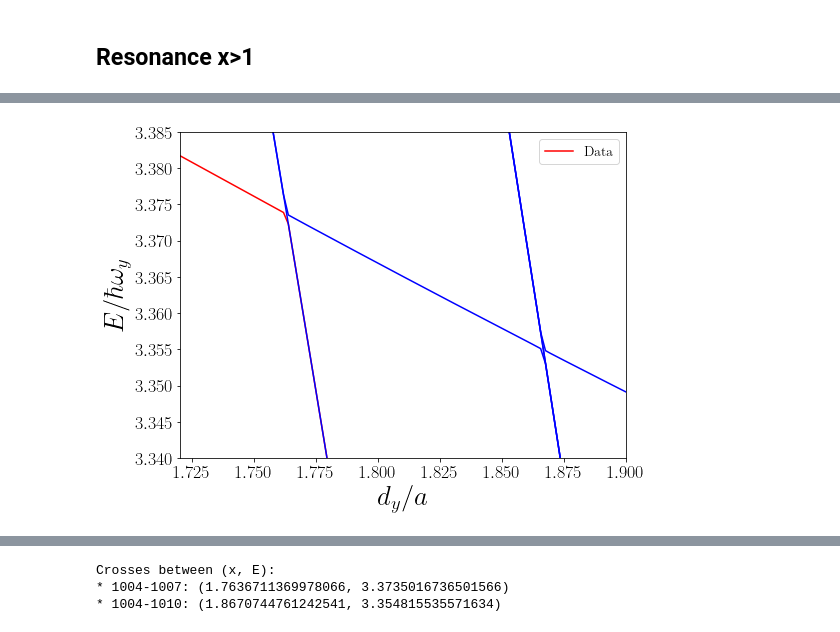
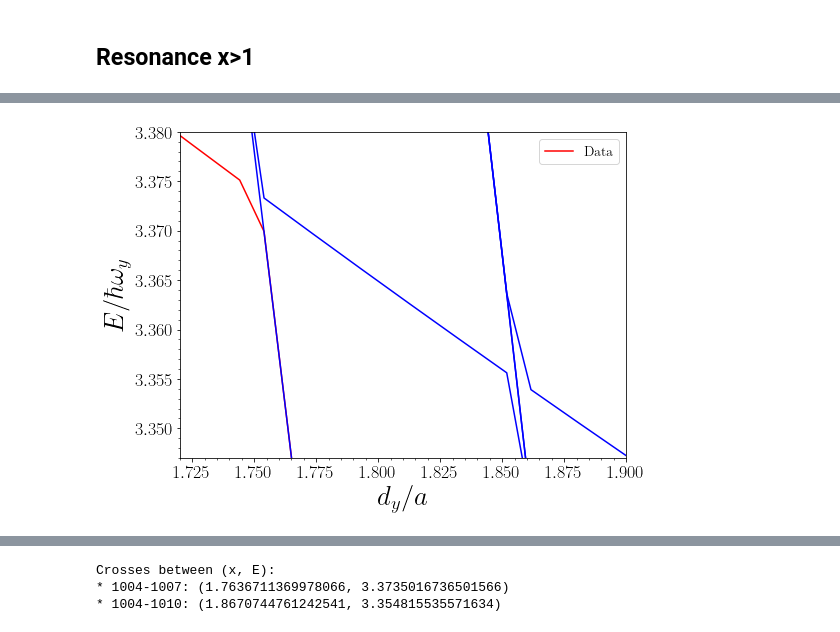
Before and after one commit to TsspGit/Ultracold_Atoms_src, a Jupyter notebook: Analysis/q3d/Energies_Analysis_4993_4993_4993.ipynb, the cells around one changed output, grey strips where cells are left out. Drawn from its saved outputs; the diff is of its cells as text; code cells hidden in the pictures.

```diff
--- a/Analysis/q3d/Energies_Analysis_4993_4993_4993.ipynb
+++ b/Analysis/q3d/Energies_Analysis_4993_4993_4993.ipynb
@@ -48,7 +48,7 @@ Data = list()
 delta_nonreaded = list()
 for d in delta:
     try:
-        Data.append(np.loadtxt(folder_path + f'Li7Li7_x10000_y10000_z10000_120rm8g2l60m14_68CM8g1L60M14_Li7a200_Li7a200_kx1000_ky1000_kz1000_ix4993_iy4993_iz4993_LiLi_a3Sup_0{d}_sinTnx6_sinTny6_sinTnz6/Ag_vsLiLi_int_rm250_CM50_ddb.eva'))
+        Data.append(np.loadtxt(folder_path + f'Li7Li7_x18000_y18000_z18000_120rm8g2l60m8_68CM8g1L60M8_Li7a200_Li7a200_kx1000_ky1000_kz1000_ix4993_iy4993_iz4993_LiLi_a3Sup_0{d}_sinTnx6_sinTny6_sinTnz6/Ag_vsLiLi_int_rm250_CM50_ddb.eva'))
     except:
         delta_nonreaded.append(d)
         continue
@@ -131,24 +130,26 @@ print(delta[78], delta[84], delta[90], delta[72])
 # %%
 fig2, ax2 = plt.subplots(figsize=(8,6))
 xpol = np.linspace(x[0], x[-1], num=50)
 #for i in range(least_bound_pos+4, least_bound_pos + 11):
 #    print(i)
 #    ax2.plot(x, dic['nivel_{}'.format(i)]/wy, 'b')
-ax2.plot(x, dic['nivel_954']/wy, 'r')
-ax2.plot(x, dic['nivel_955']/wy, 'b')
-ax2.plot(x, dic['nivel_957']/wy, 'b')
-ax2.plot(x, dic['nivel_958']/wy, 'b')
-ax2.plot(x, dic['nivel_959']/wy, 'b')
-ax2.plot(x, dic['nivel_960']/wy, 'b')
-ax2.set_ylim(3.34, 3.385)
+ax2.plot(x, dic['nivel_1004']/wy, 'r')
+ax2.plot(x, dic['nivel_1005']/wy, 'b')
+ax2.plot(x, dic['nivel_1007']/wy, 'b')
+ax2.plot(x, dic['nivel_1008']/wy, 'b')
+ax2.plot(x, dic['nivel_1009']/wy, 'b')
+ax2.plot(x, dic['nivel_1010']/wy, 'b')
+ax2.set_ylim(3.347, 3.380)
 ax2.set_xlim(1.72, 1.9)
+ax2.xaxis.set_minor_locator(AutoMinorLocator())
+ax2.yaxis.set_minor_locator(AutoMinorLocator())
 ax2.set_xlabel('$d_{y}/a$')
 ax2.set_ylabel('$E/\hbar \omega_{y}$')
 ax2.legend(['Data'], fontsize=14)
 #plt.savefig('Results/Figures/Ix4993_Iy4993_Iz4993_Easc_Zoom.png', dpi=200)
 plt.show()
 # %% [output]
-[figure, old version]
+[figure, new version]
 # %%
 print(f'x={x[10]}, delta=0{delta[10]}\nx={x[55]}, delta=0{delta[55]}\nx={x[30]}, delta=0{delta[30]}\nx={x[15]}, delta=0{delta[15]}')
 # %% [output]
```
Also changed, not shown: parts of 9 cells of this notebook, 48 other files.
